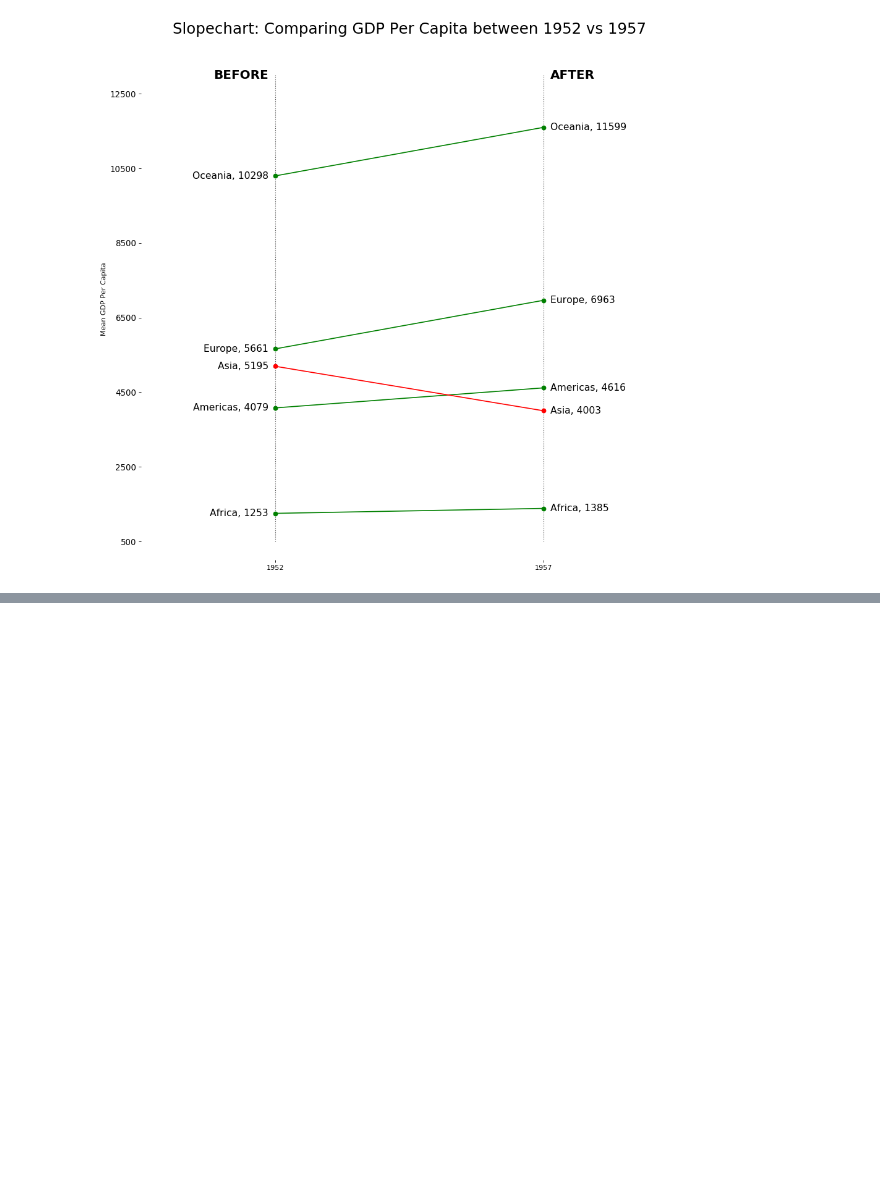
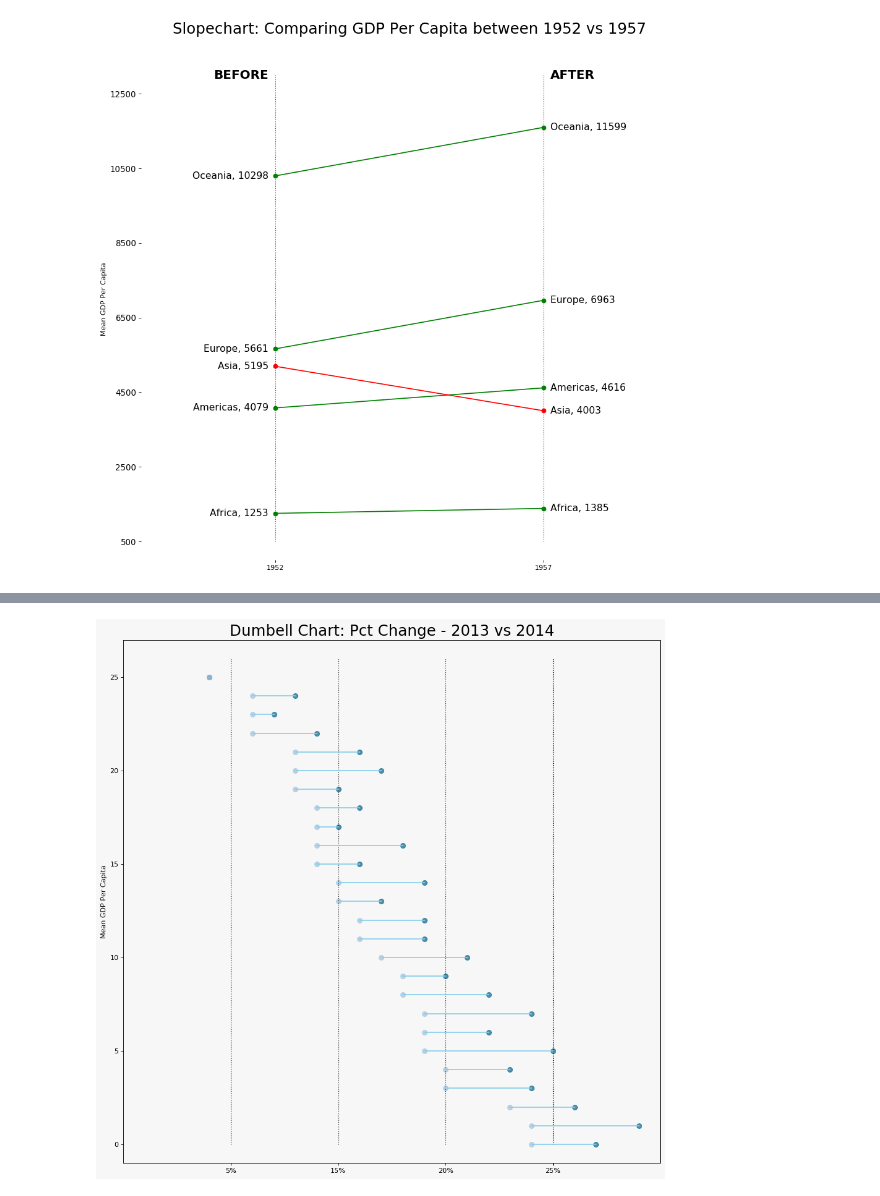
Before and after one commit to usstroot/notebook, a Jupyter notebook: Matplotlib/3_Plot_Ranking.ipynb, the cells around one changed output, grey strips where cells are left out. Saved outputs shown, nothing was run; the diff lists cells and outputs as text; code cells hidden in the pictures; blank space fills up the shorter version.

Commit message:
plot

```diff
--- a/Matplotlib/3_Plot_Ranking.ipynb
+++ b/Matplotlib/3_Plot_Ranking.ipynb
@@ -196,0 +201,42 @@ plt.show()
+# %%
+import matplotlib.lines as mlines
+
+# Import Data
+df = pd.read_csv("https://raw.githubusercontent.com/selva86/datasets/master/health.csv")
+df.sort_values('pct_2014', inplace=True)
+df.reset_index(inplace=True)
+
+# Func to draw line segment
+def newline(p1, p2, color='black'):
+    ax = plt.gca()
+    l = mlines.Line2D([p1[0],p2[0]], [p1[1],p2[1]], color='skyblue')
+    ax.add_line(l)
+    return l
+
+# Figure and Axes
+fig, ax = plt.subplots(1,1,figsize=(14,14), facecolor='#f7f7f7', dpi= 80)
+
+# Vertical Lines
+ax.vlines(x=.05, ymin=0, ymax=26, color='black', alpha=1, linewidth=1, linestyles='dotted')
+ax.vlines(x=.10, ymin=0, ymax=26, color='black', alpha=1, linewidth=1, linestyles='dotted')
+ax.vlines(x=.15, ymin=0, ymax=26, color='black', alpha=1, linewidth=1, linestyles='dotted')
+ax.vlines(x=.20, ymin=0, ymax=26, color='black', alpha=1, linewidth=1, linestyles='dotted')
+
+# Points
+ax.scatter(y=df['index'], x=df['pct_2013'], s=50, color='#0e668b', alpha=0.7)
+ax.scatter(y=df['index'], x=df['pct_2014'], s=50, color='#a3c4dc', alpha=0.7)
+
+# Line Segments
+for i, p1, p2 in zip(df['index'], df['pct_2013'], df['pct_2014']):
+    newline([p1, i], [p2, i])
+
+# Decoration
+ax.set_facecolor('#f7f7f7')
+ax.set_title("Dumbell Chart: Pct Change - 2013 vs 2014", fontdict={'size':22})
+ax.set(xlim=(0,.25), ylim=(-1, 27), ylabel='Mean GDP Per Capita')
+ax.set_xticks([.05, .1, .15, .20])
+ax.set_xticklabels(['5%', '15%', '20%', '25%'])
+ax.set_xticklabels(['5%', '15%', '20%', '25%'])
+plt.show()
+# %% [output]
+[figure, added]
```
Also changed, not shown: parts of 2 cells of this notebook.
